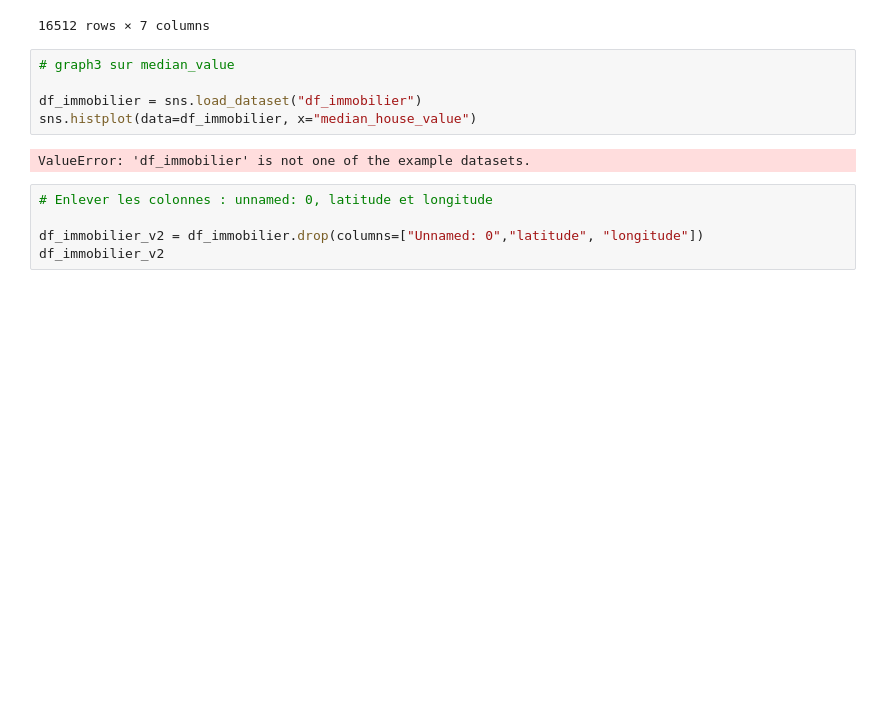
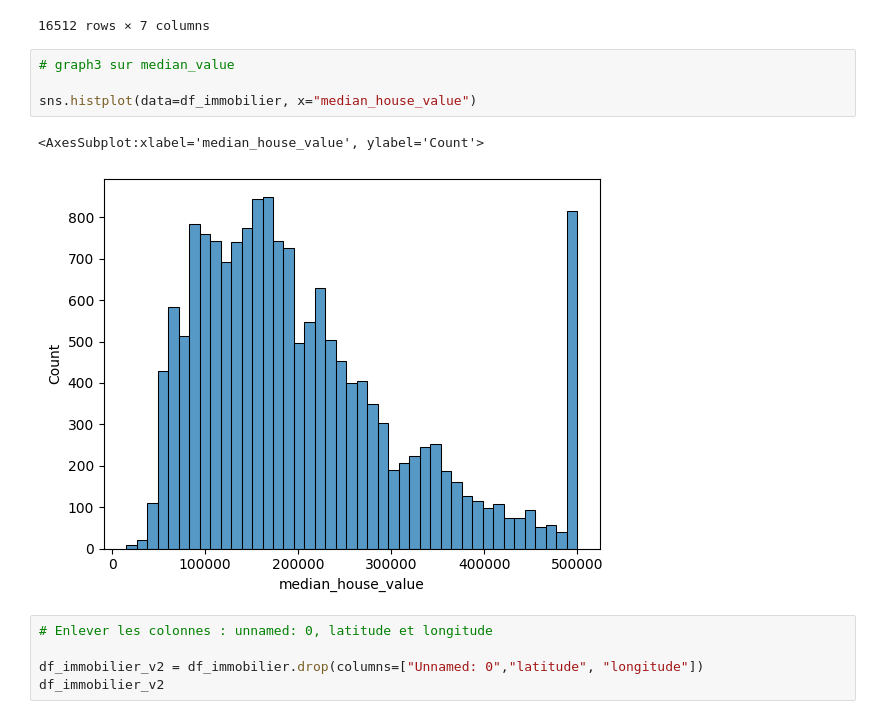
Before and after one commit to GuldenerCamille/immobilier_sillicon_valley, a Jupyter notebook: notebooks/notebook_EDA.ipynb, the cells around one changed output. Drawn from its saved outputs; the diff is of its cells as text; blank space fills up the shorter version.

```diff
--- a/notebooks/notebook_EDA.ipynb
+++ b/notebooks/notebook_EDA.ipynb
@@ -254,10 +254,10 @@ num_value
 # %%
 # graph3 sur median_value
 
-df_immobilier = sns.load_dataset("df_immobilier")
 sns.histplot(data=df_immobilier, x="median_house_value")
 # %% [output]
-ValueError: 'df_immobilier' is not one of the example datasets.
+<AxesSubplot:xlabel='median_house_value', ylabel='Count'>
+[figure, added]
 # %%
 # Enlever les colonnes : unnamed: 0, latitude et longitude
 
```
Also changed, not shown: parts of 8 cells of this notebook.
